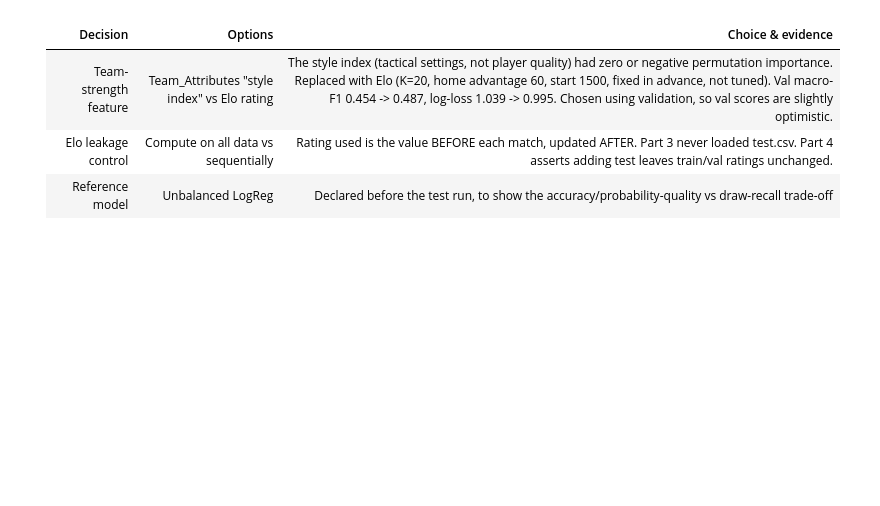
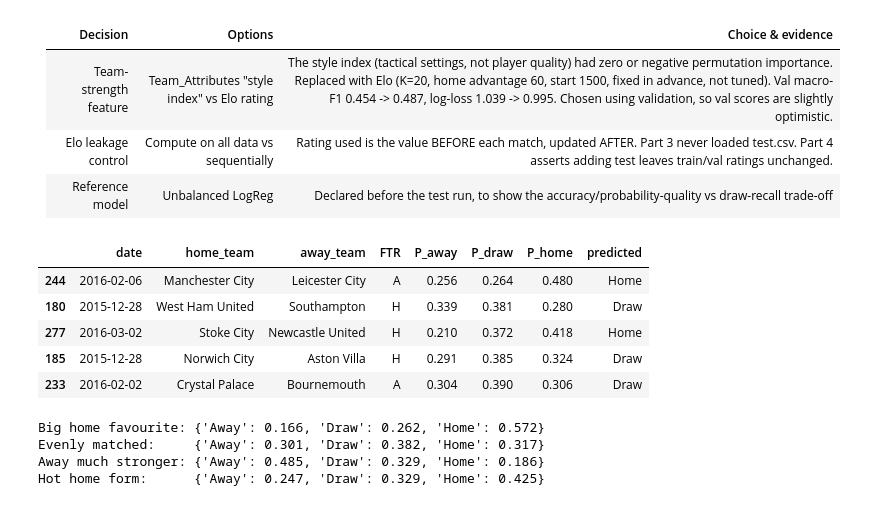
Before and after one commit to Jayodya-gveb/Sports-Analytics-, a Jupyter notebook: notebooks/Part4_Evaluation_Recommendation.ipynb, the cells around one changed output. Saved outputs shown, nothing was run; the diff lists cells and outputs as text; code cells hidden in the pictures; blank space fills up the shorter version.

```diff
--- a/notebooks/Part4_Evaluation_Recommendation.ipynb
+++ b/notebooks/Part4_Evaluation_Recommendation.ipynb
@@ -277,3 +277,40 @@ Saved
 | Team-strength feature | Team_Attributes "style index" vs Elo rating | The style index (tactical settings, not player quality) had zero or negative permutation importance. Replaced with Elo (K=20, home advantage 60, start 1500, fixed in advance, not tuned). Val macro-F1 0.454 -> 0.487, log-loss 1.039 -> 0.995. Chosen using validation, so val scores are slightly optimistic. |
 | Elo leakage control | Compute on all data vs sequentially | Rating used is the value BEFORE each match, updated AFTER. Part 3 never loaded test.csv. Part 4 asserts adding test leaves train/val ratings unchanged. |
 | Reference model | Unbalanced LogReg | Declared before the test run, to show the accuracy/probability-quality vs draw-recall trade-off |
+# %%
+# A. Five real matches from the test season: probabilities vs what really happened
+sample = test.sample(5, random_state=1)
+proba = best.predict_proba(sample[features])
+demo = sample[['date', 'home_team', 'away_team', 'FTR']].copy()
+demo[['P_away', 'P_draw', 'P_home']] = proba.round(3)
+demo['predicted'] = pd.Series(proba.argmax(axis=1), index=demo.index).map(dict(enumerate(NAMES)))
+display(demo)
+
+# B. What-if: invent a match by choosing the Elo ratings (other clues start at the training average)
+def what_if(home_elo=1500, away_elo=1500, **overrides):
+    row = X_tv.mean().to_frame().T.copy()
+    row['home_elo'], row['away_elo'] = home_elo, away_elo
+    row['elo_diff'] = home_elo - away_elo
+    for k, v in overrides.items():
+        row[k] = v
+    row['form_diff'] = row['home_form_last5_overall'] - row['away_form_last5_overall']
+    row['gd_diff'] = row['home_gd_last5'] - row['away_gd_last5']
+    row['venue_form_diff'] = row['home_venue_form'] - row['away_venue_form']
+    p = best.predict_proba(row[features])[0]
+    return dict(zip(NAMES, p.round(3)))
+
+print('Big home favourite:', what_if(1650, 1450))
+print('Evenly matched:    ', what_if(1520, 1520))
+print('Away much stronger:', what_if(1450, 1650))
+print('Hot home form:     ', what_if(1550, 1500, home_form_last5_overall=2.6, home_gd_last5=1.5))
+# %% [output]
+|  | date | home_team | away_team | FTR | P_away | P_draw | P_home | predicted |
+| 244 | 2016-02-06 | Manchester City | Leicester City | A | 0.256 | 0.264 | 0.480 | Home |
+| 180 | 2015-12-28 | West Ham United | Southampton | H | 0.339 | 0.381 | 0.280 | Draw |
+| 277 | 2016-03-02 | Stoke City | Newcastle United | H | 0.210 | 0.372 | 0.418 | Home |
+| 185 | 2015-12-28 | Norwich City | Aston Villa | H | 0.291 | 0.385 | 0.324 | Draw |
+| 233 | 2016-02-02 | Crystal Palace | Bournemouth | A | 0.304 | 0.390 | 0.306 | Draw |
+Big home favourite: {'Away': 0.166, 'Draw': 0.262, 'Home': 0.572}
+Evenly matched:     {'Away': 0.301, 'Draw': 0.382, 'Home': 0.317}
+Away much stronger: {'Away': 0.485, 'Draw': 0.329, 'Home': 0.186}
+Hot home form:      {'Away': 0.247, 'Draw': 0.329, 'Home': 0.425}
```
Also changed, not shown: 2 other files.
